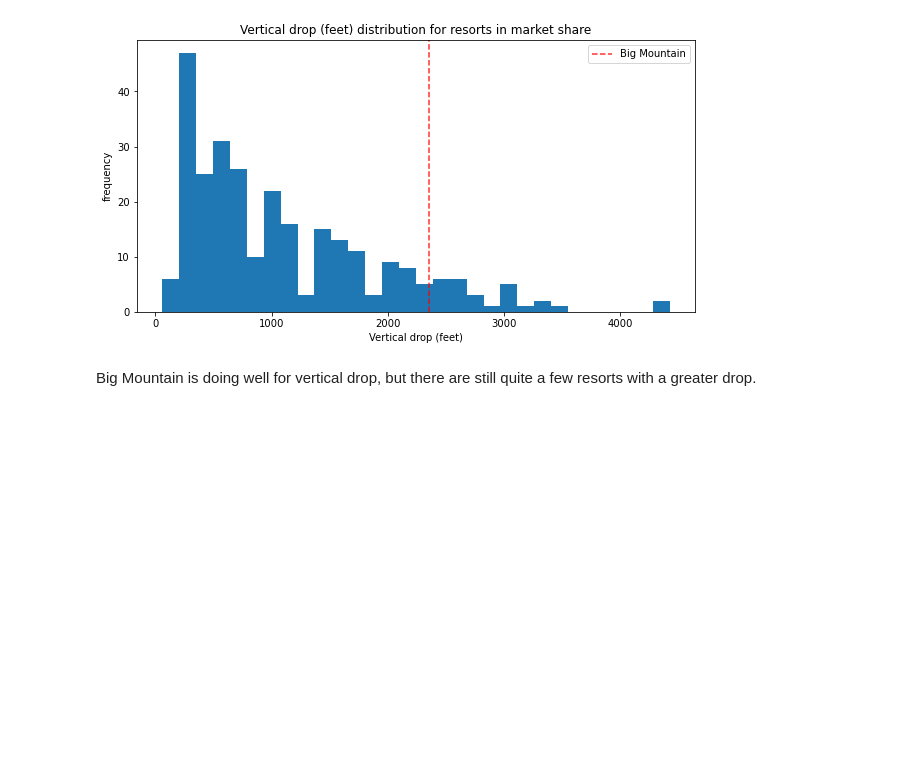
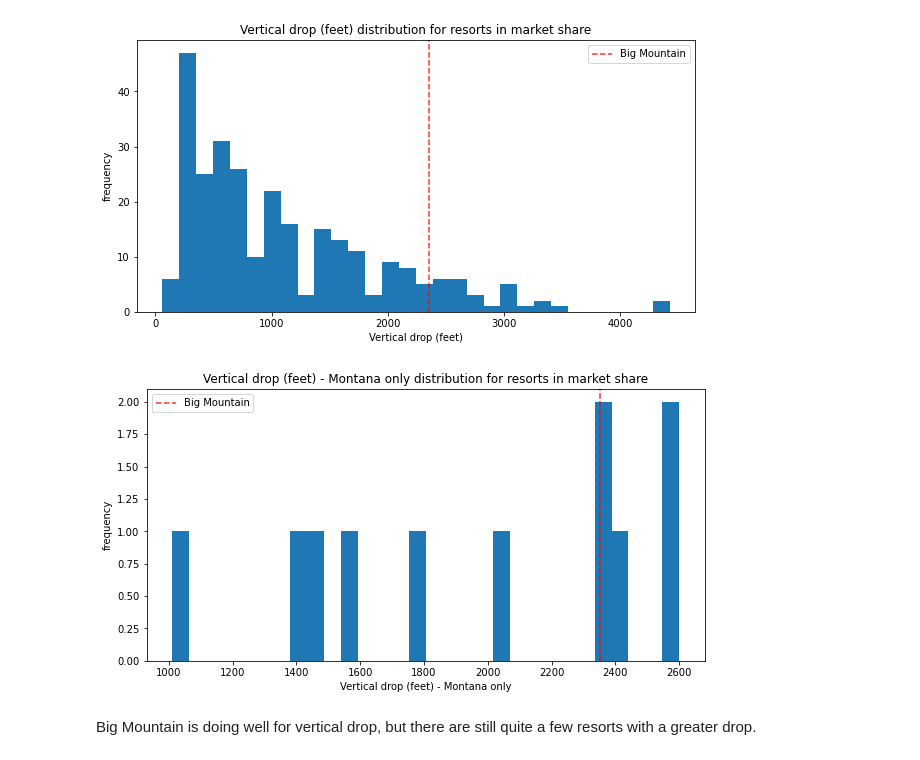
Before and after one commit to scho-git/DataScienceGuidedCapstone, a Jupyter notebook: Notebooks/05_modeling.ipynb, the cells around one changed output. Saved outputs shown, nothing was run; the diff lists cells and outputs as text; code cells hidden in the pictures; blank space fills up the shorter version.

```diff
--- a/Notebooks/05_modeling.ipynb
+++ b/Notebooks/05_modeling.ipynb
@@ -208,6 +208,10 @@ plot_compare('AdultWeekend', 'Adult weekend ticket price ($) - Montana only', st
 plot_compare('vertical_drop', 'Vertical drop (feet)')
 # %% [output]
 [figure]
+# %%
+plot_compare('vertical_drop', 'Vertical drop (feet) - Montana only', state='Montana')
+# %% [output]
+[figure, added]
 # %% [markdown]
 Big Mountain is doing well for vertical drop, but there are still quite a few resorts with a greater drop.
 # %% [markdown]
```
Also changed, not shown: parts of 20 cells of this notebook.
